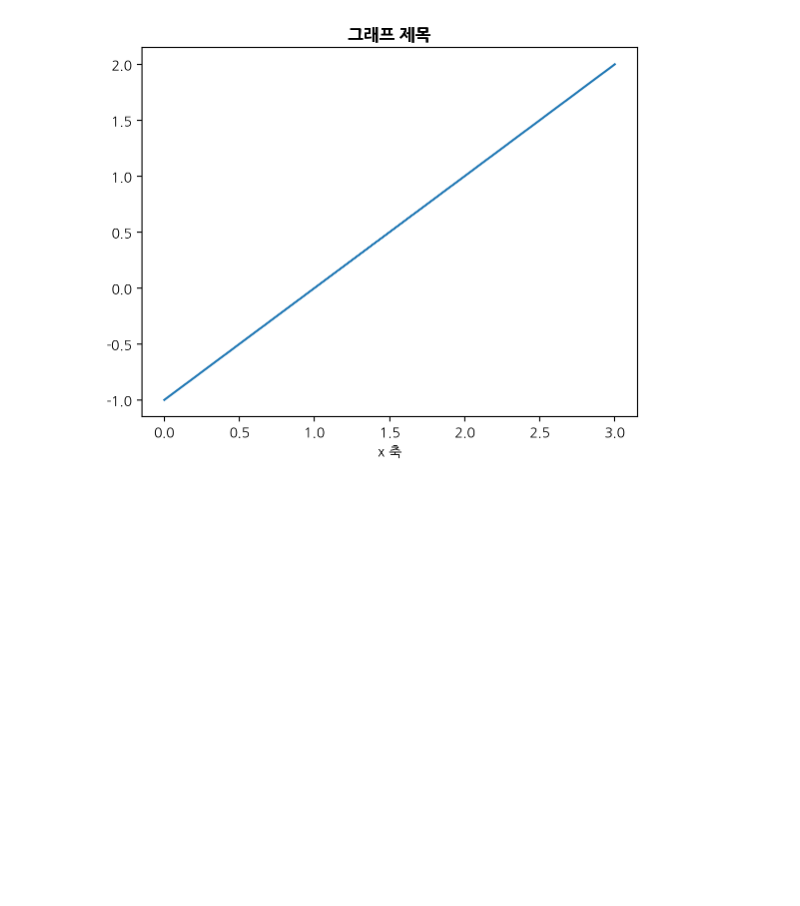
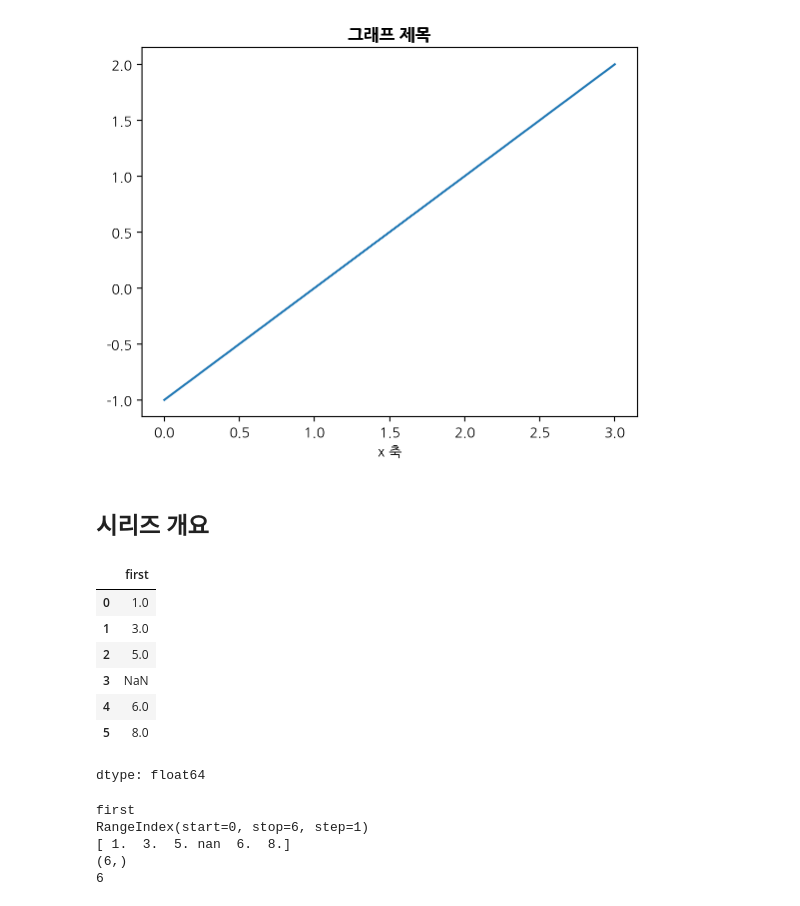
Before and after one commit to woojin0534/2025-1-myclass-BDA, a Jupyter notebook: inclass/01w_bigdata_basic.ipynb, the cells around one changed output. Cells and saved outputs as stored; diff of their text form; code cells hidden in the pictures; blank space fills up the shorter version.

```diff
--- a/inclass/01w_bigdata_basic.ipynb
+++ b/inclass/01w_bigdata_basic.ipynb
@@ -55,3 +55,29 @@ plt.xlabel('x 축')
 plt.show()
 # %% [output]
 [figure]
+# %% [markdown]
+## 시리즈 개요
+# %%
+s = pd.Series([1, 3, 5, np.nan, 6, 8], name='first')
+s
+# %% [output]
+|  | first |
+| 0 | 1.0 |
+| 1 | 3.0 |
+| 2 | 5.0 |
+| 3 | NaN |
+| 4 | 6.0 |
+| 5 | 8.0 |
+dtype: float64
+# %%
+print(s.name)
+print(s.index)
+print(s.values)
+print(s.shape)
+print(s.size)
+# %% [output]
+first
+RangeIndex(start=0, stop=6, step=1)
+[ 1.  3.  5. nan  6.  8.]
+(6,)
+6
```
Also changed, not shown: parts of 29 cells of this notebook.
